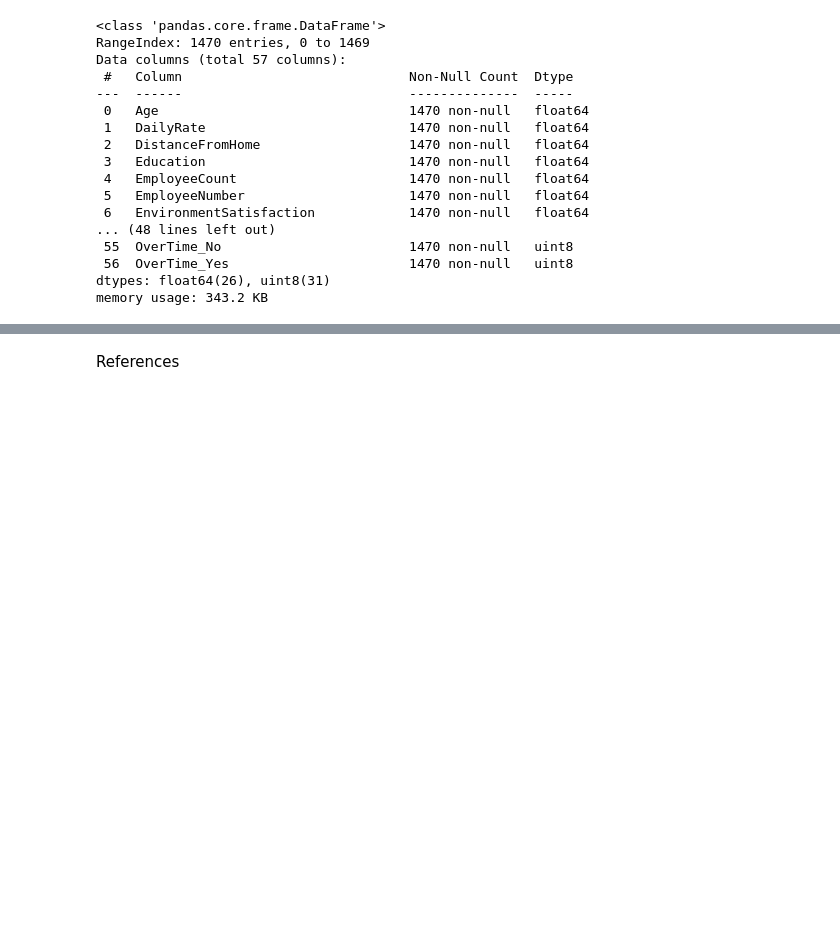
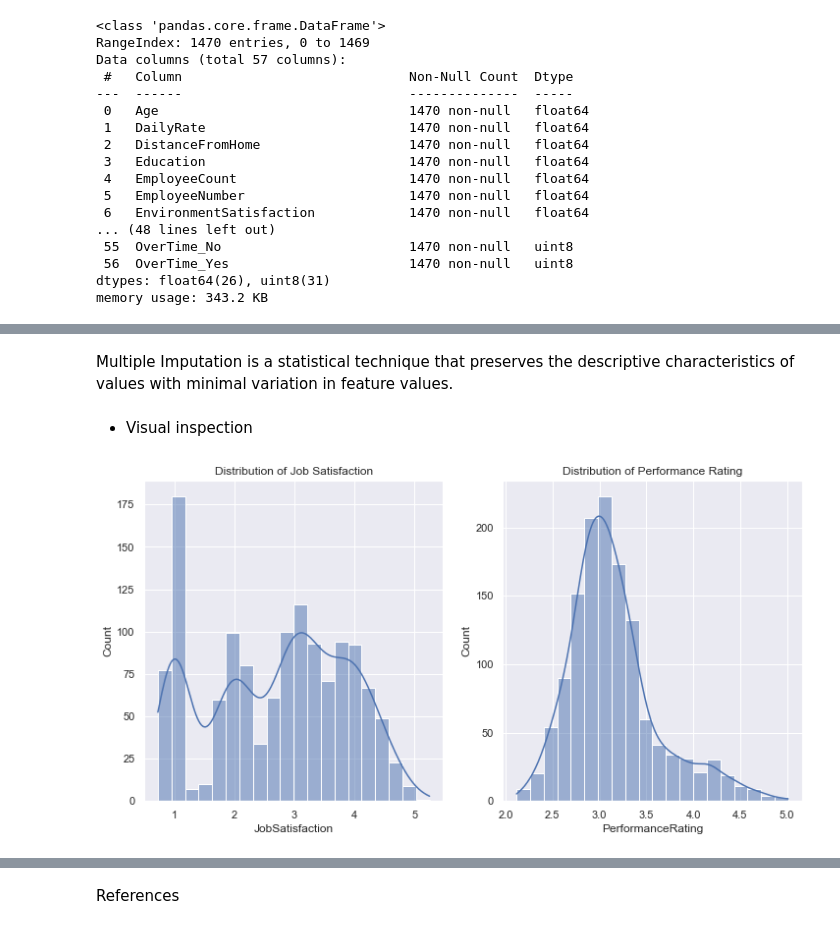
Before and after one commit to EduardoJMatosRomero/MLDPSTCA2, a Jupyter notebook: EduardoJMatosRomero_sba23298_Lvl8_CA2.ipynb, the cells around one changed output, grey strips where cells are left out. Saved outputs shown, nothing was run; the diff lists cells and outputs as text; code cells hidden in the pictures; blank space fills up the shorter version.

```diff
--- a/EduardoJMatosRomero_sba23298_Lvl8_CA2.ipynb
+++ b/EduardoJMatosRomero_sba23298_Lvl8_CA2.ipynb
@@ -440,0 +630,20 @@ memory usage: 343.2 KB
+# %% [markdown]
+Multiple Imputation is a statistical technique that preserves the descriptive characteristics of values with minimal variation in feature values.
+# %% [markdown]
+- Visual inspection
+# %%
+plt.figure(figsize=(12, 6))
+
+# Plotting for JobSatisfaction
+plt.subplot(1, 2, 1)
+sns.histplot(df['JobSatisfaction'], kde=True, bins=20)
+plt.title('Distribution of Job Satisfaction')
+
+# Plotting for PerformanceRating
+plt.subplot(1, 2, 2)
+sns.histplot(df['PerformanceRating'], kde=True, bins=20)
+plt.title('Distribution of Performance Rating')
+
+plt.show()
+# %% [output]
+[figure, added]
```
Also changed, not shown: parts of 41 cells of this notebook.
